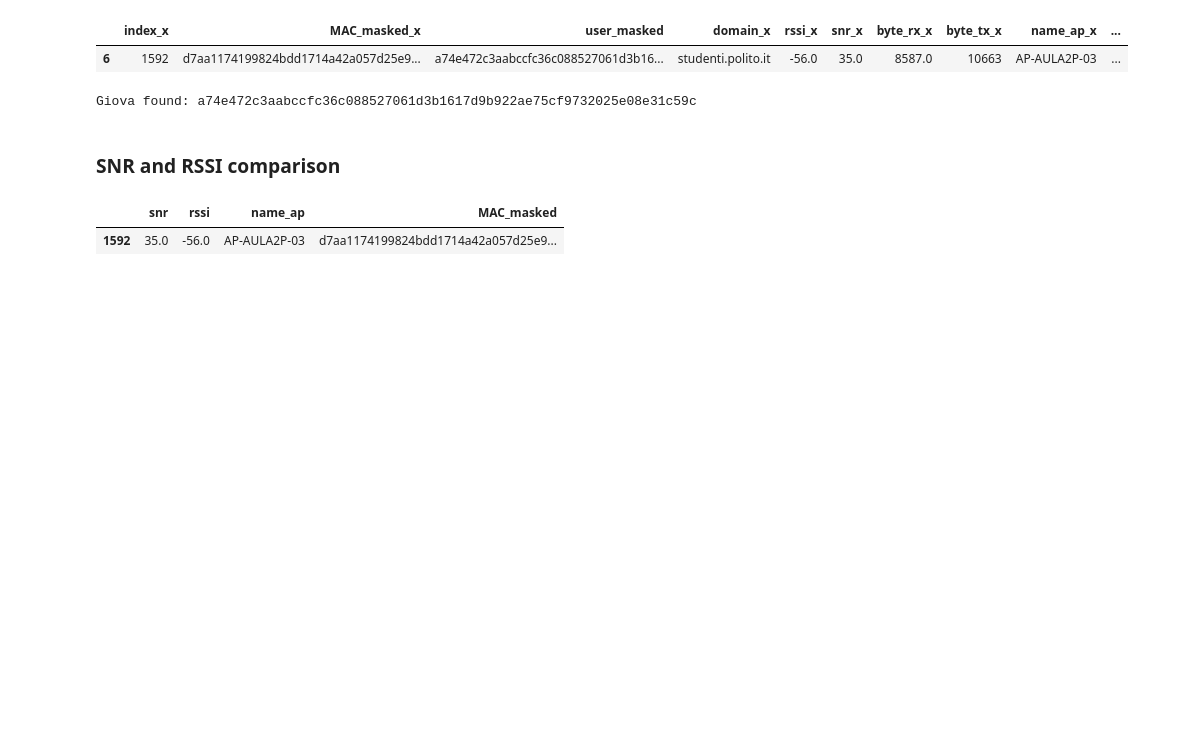
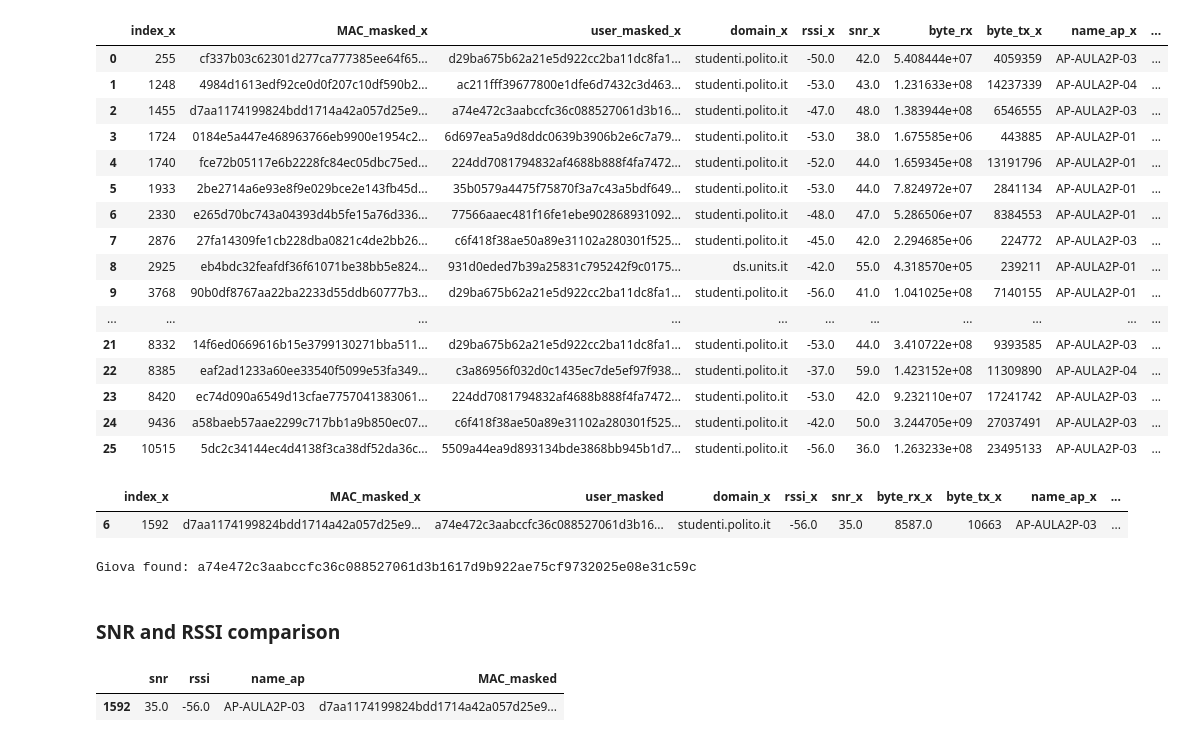
Before and after one commit to WiFiTrackerGroup/WiFiTracker, a Jupyter notebook: notebooks/pre_data_analysis.ipynb, the cells around one changed output. Drawn from its saved outputs; the diff is of its cells as text; code cells hidden in the pictures; blank space fills up the shorter version.

```diff
--- a/notebooks/pre_data_analysis.ipynb
+++ b/notebooks/pre_data_analysis.ipynb
@@ -2,14 +2,14 @@
 import pandas as pd
 pd.set_option('display.max_colwidth', None)
 # %%
-df_disc = pd.read_csv('data/01_16_2024_13_41_aula2p_15.csv')
-df_conn = pd.read_csv('data/01_16_2024_13_43_aula2p_15.csv')
+df_disc = pd.read_csv('data/01_16_2024_15_50_32_aula2p_17_disc.csv')
+df_conn = pd.read_csv('data/01_16_2024_15_51_05_aula2p_17_disc.csv')
 # %%
 df_disc_2p = df_disc[df_disc["name_ap"].isin(["AP-AULA2P-01", "AP-AULA2P-02", "AP-AULA2P-03", "AP-AULA2P-04"])].reset_index()
 df_conn_2p = df_conn[df_conn["name_ap"].isin(["AP-AULA2P-01", "AP-AULA2P-02", "AP-AULA2P-03", "AP-AULA2P-04"])].reset_index()
 # %%
-df_conn_2p = df_conn_2p.drop_duplicates(subset=["user_masked"])
-df_disc_2p = df_disc_2p.drop_duplicates(subset=["user_masked"])
+df_conn_2p = df_conn_2p.drop_duplicates(subset=["MAC_masked"])
+df_disc_2p = df_disc_2p.drop_duplicates(subset=["MAC_masked"])
 # %%
 print("Number of connected user: [df_conn]", df_conn_2p["user_masked"].count())
 print("Number of connecterd user: [df_disc]", df_disc_2p["user_masked"].count())
@@ -27,0 +19,13 @@ giova
+# %%
+
+df_all_init = df_conn_2p.merge(df_disc_2p, on=['byte_rx'],
+                   indicator=True)
+
+df_all = df_all_init[df_all_init["byte_tx_x"] == df_all_init["byte_tx_y"]]
+df_all = df_all[df_all["rssi_x"] == df_all["rssi_y"]]
+df_all = df_all[df_all["snr_x"] == df_all["snr_y"]]
+df_all = df_all[df_all["MAC_masked_x"] == df_all["MAC_masked_y"]]
+MAC_swithced_off = df_all["MAC_masked_x"].drop_duplicates()
+# %%
+df_all_init = df_conn_2p[df_conn_2p["MAC_masked"].isin(list(MAC_swithced_off)) == False]
+print(df_all_init["user_masked"].drop_duplicates())
@@ -28,3 +40,23 @@ giova
+# %%
+df_all_init
+# %% [output]
+|  | index_x | MAC_masked_x | user_masked_x | domain_x | rssi_x | snr_x | byte_rx | byte_tx_x | name_ap_x | ... |
+| 0 | 255 | cf337b03c62301d277ca777385ee64f65... | d29ba675b62a21e5d922cc2ba11dc8fa1... | studenti.polito.it | -50.0 | 42.0 | 5.408444e+07 | 4059359 | AP-AULA2P-03 | ... |
+| 1 | 1248 | 4984d1613edf92ce0d0f207c10df590b2... | ac211fff39677800e1dfe6d7432c3d463... | studenti.polito.it | -53.0 | 43.0 | 1.231633e+08 | 14237339 | AP-AULA2P-04 | ... |
+| 2 | 1455 | d7aa1174199824bdd1714a42a057d25e9... | a74e472c3aabccfc36c088527061d3b16... | studenti.polito.it | -47.0 | 48.0 | 1.383944e+08 | 6546555 | AP-AULA2P-03 | ... |
+| 3 | 1724 | 0184e5a447e468963766eb9900e1954c2... | 6d697ea5a9d8ddc0639b3906b2e6c7a79... | studenti.polito.it | -53.0 | 38.0 | 1.675585e+06 | 443885 | AP-AULA2P-01 | ... |
+| 4 | 1740 | fce72b05117e6b2228fc84ec05dbc75ed... | 224dd7081794832af4688b888f4fa7472... | studenti.polito.it | -52.0 | 44.0 | 1.659345e+08 | 13191796 | AP-AULA2P-01 | ... |
+| 5 | 1933 | 2be2714a6e93e8f9e029bce2e143fb45d... | 35b0579a4475f75870f3a7c43a5bdf649... | studenti.polito.it | -53.0 | 44.0 | 7.824972e+07 | 2841134 | AP-AULA2P-01 | ... |
+| 6 | 2330 | e265d70bc743a04393d4b5fe15a76d336... | 77566aaec481f16fe1ebe902868931092... | studenti.polito.it | -48.0 | 47.0 | 5.286506e+07 | 8384553 | AP-AULA2P-01 | ... |
+| 7 | 2876 | 27fa14309fe1cb228dba0821c4de2bb26... | c6f418f38ae50a89e31102a280301f525... | studenti.polito.it | -45.0 | 42.0 | 2.294685e+06 | 224772 | AP-AULA2P-03 | ... |
+| 8 | 2925 | eb4bdc32feafdf36f61071be38bb5e824... | 931d0eded7b39a25831c795242f9c0175... | ds.units.it | -42.0 | 55.0 | 4.318570e+05 | 239211 | AP-AULA2P-01 | ... |
+| 9 | 3768 | 90b0df8767aa22ba2233d55ddb60777b3... | d29ba675b62a21e5d922cc2ba11dc8fa1... | studenti.polito.it | -56.0 | 41.0 | 1.041025e+08 | 7140155 | AP-AULA2P-01 | ... |
+| ... | ... | ... | ... | ... | ... | ... | ... | ... | ... | ... |
+| 21 | 8332 | 14f6ed0669616b15e3799130271bba511... | d29ba675b62a21e5d922cc2ba11dc8fa1... | studenti.polito.it | -53.0 | 44.0 | 3.410722e+08 | 9393585 | AP-AULA2P-03 | ... |
+| 22 | 8385 | eaf2ad1233a60ee33540f5099e53fa349... | c3a86956f032d0c1435ec7de5ef97f938... | studenti.polito.it | -37.0 | 59.0 | 1.423152e+08 | 11309890 | AP-AULA2P-04 | ... |
+| 23 | 8420 | ec74d090a6549d13cfae7757041383061... | 224dd7081794832af4688b888f4fa7472... | studenti.polito.it | -53.0 | 42.0 | 9.232110e+07 | 17241742 | AP-AULA2P-03 | ... |
+| 24 | 9436 | a58baeb57aae2299c717bb1a9b850ec07... | c6f418f38ae50a89e31102a280301f525... | studenti.polito.it | -42.0 | 50.0 | 3.244705e+09 | 27037491 | AP-AULA2P-03 | ... |
+| 25 | 10515 | 5dc2c34144ec4d4138f3ca38df52da36c... | 5509a44ea9d893134bde3868bb945b1d7... | studenti.polito.it | -56.0 | 36.0 | 1.263233e+08 | 23495133 | AP-AULA2P-03 | ... |
 # %%
 df_disc_2 = pd.read_csv('data/01_16_2024_15_50_32_aula2p_17._disc.csv')
 df_conn_2 = pd.read_csv('data/01_16_2024_15_48_49_aula2p_17_conn.csv')
```
Also changed, not shown: parts of 5 cells of this notebook, 2 other files.
